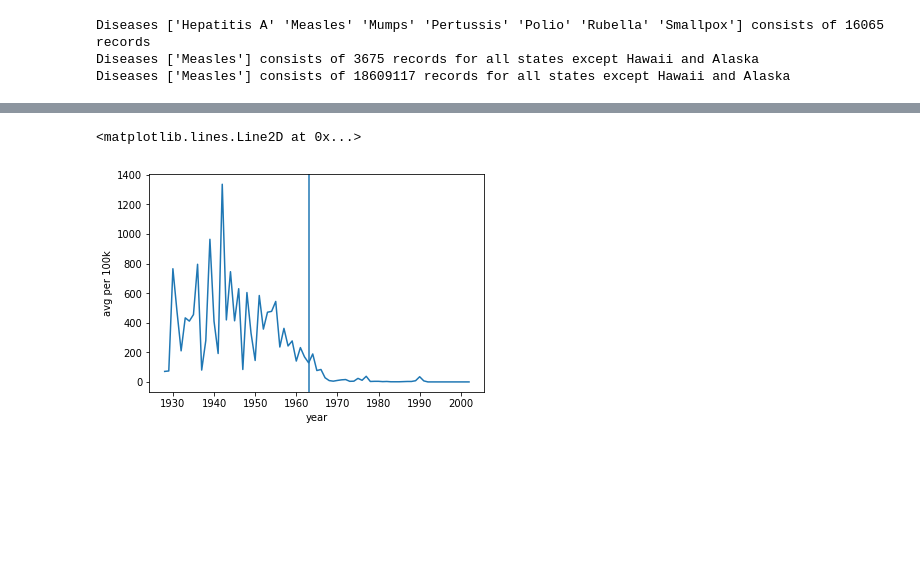
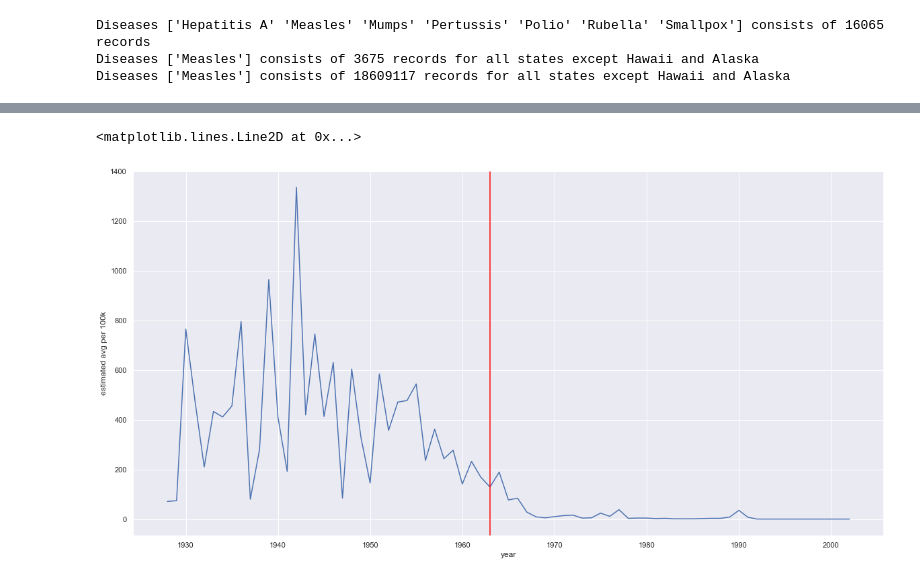
Before and after one commit to Makarasaki/Lab_DS, a Jupyter notebook: Lab_02/lab02_notebook.ipynb, the cells around one changed output, grey strips where cells are left out. Drawn from its saved outputs; the diff is of its cells as text; code cells hidden in the pictures; blank space fills up the shorter version.

Commit message:
nicer plot

```diff
--- a/Lab_02/lab02_notebook.ipynb
+++ b/Lab_02/lab02_notebook.ipynb
@@ -4,7 +4,7 @@ import pandas as pd
 import numpy as np
 import plotly.express as px
 # %%
-YO_MEASLES_VACINE_INTRODUCTION = 1963
+YO_MEASLES_VACCINE_INTRODUCTION = 1963
 # %%
 original_df = pd.read_csv("us_contagious_diseases.csv")
 original_df.head()
@@ -53,12 +53,14 @@ fig.show()
 # %%
 # Define the palette as a list to specify exact values
 palette = sns.color_palette("rocket_r")
+sns.set_theme(style="darkgrid")
+sns.set(rc={'figure.figsize':(20, 10)})
 
 # Plot the lines on two facets
 plot = sns.lineplot(
     data=df[df['state']=='California'],
     x="year", y="estimated avg per 100k")
-plot.axvline(YO_MEASLES_VACINE_INTRODUCTION)
+plot.axvline(YO_MEASLES_VACCINE_INTRODUCTION, color = 'red', label = 'introduction of vaccine')
 # %% [output]
 <matplotlib.lines.Line2D at 0x...>
-[figure, old version]
+[figure, new version]
```
Also changed, not shown: parts of 1 cell of this notebook.
